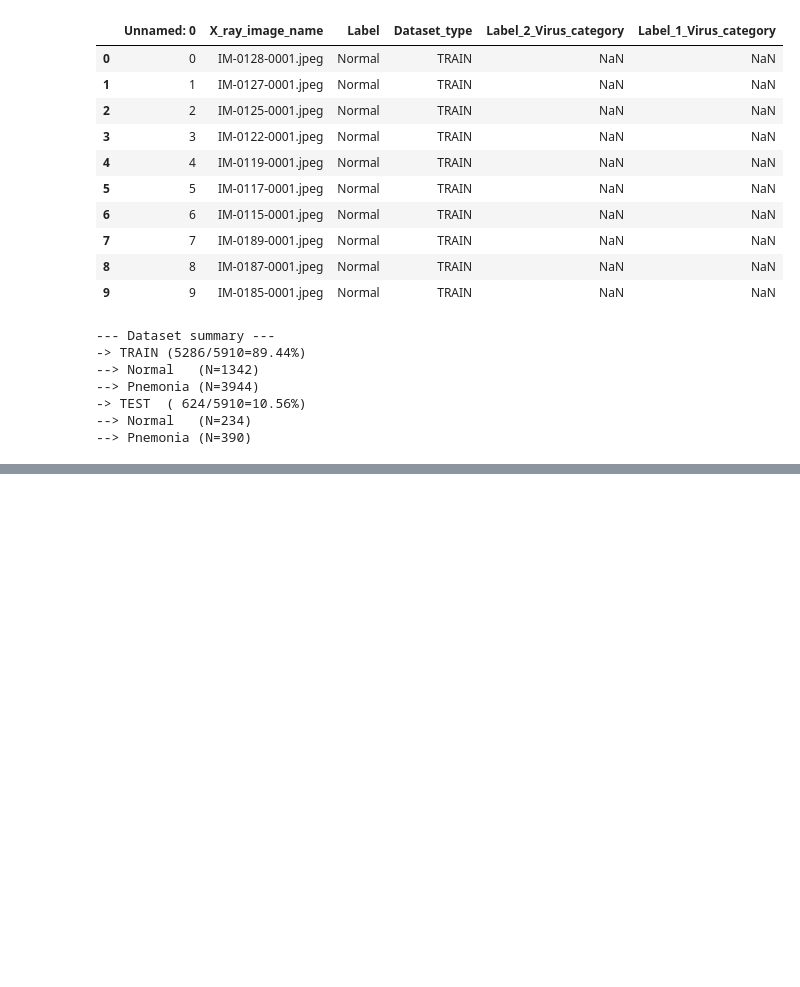
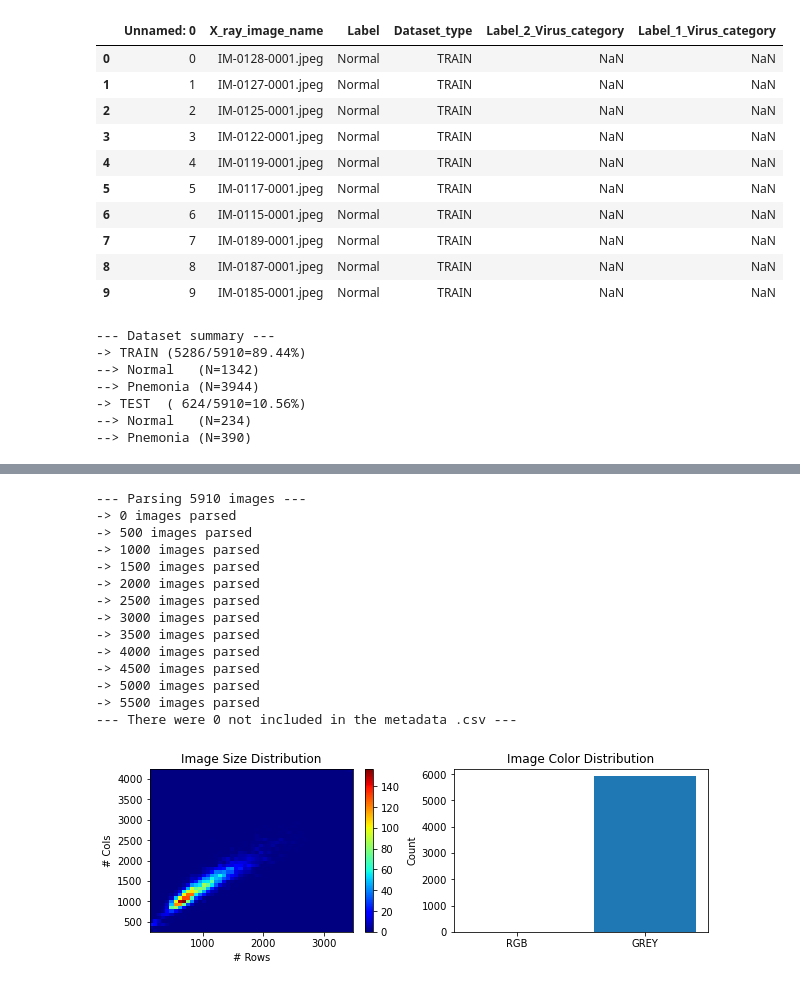
Before and after one commit to mdelrosa/sta208-covid19-xray, a Jupyter notebook: eda.ipynb, the cells around one changed output, grey strips where cells are left out. Drawn from its saved outputs; the diff is of its cells as text; code cells hidden in the pictures; blank space fills up the shorter version.

```diff
--- a/eda.ipynb
+++ b/eda.ipynb
@@ -159,0 +235,23 @@ plt.show()
+# %%
+path="data/Coronahack-Chest-XRay-Dataset/Coronahack-Chest-XRay-Dataset"
+subpaths=["test_modified/Normal","test_modified/Pnemonia","train_modified/Normal","train_modified/Pnemonia"]
+f = collect_files(path, subpaths)
+df_sizes, bad_images = summarize_images(f, meta_df)
+df_sizes.describe()
+df_size_plots(df_sizes)
+# %% [output]
+--- Parsing 5910 images ---
+-> 0 images parsed
+-> 500 images parsed
+-> 1000 images parsed
+-> 1500 images parsed
+-> 2000 images parsed
+-> 2500 images parsed
+-> 3000 images parsed
+-> 3500 images parsed
+-> 4000 images parsed
+-> 4500 images parsed
+-> 5000 images parsed
+-> 5500 images parsed
+--- There were 0 not included in the metadata .csv ---
+[figure, added]
```
Also changed, not shown: parts of 23 cells of this notebook, 2 other files.
